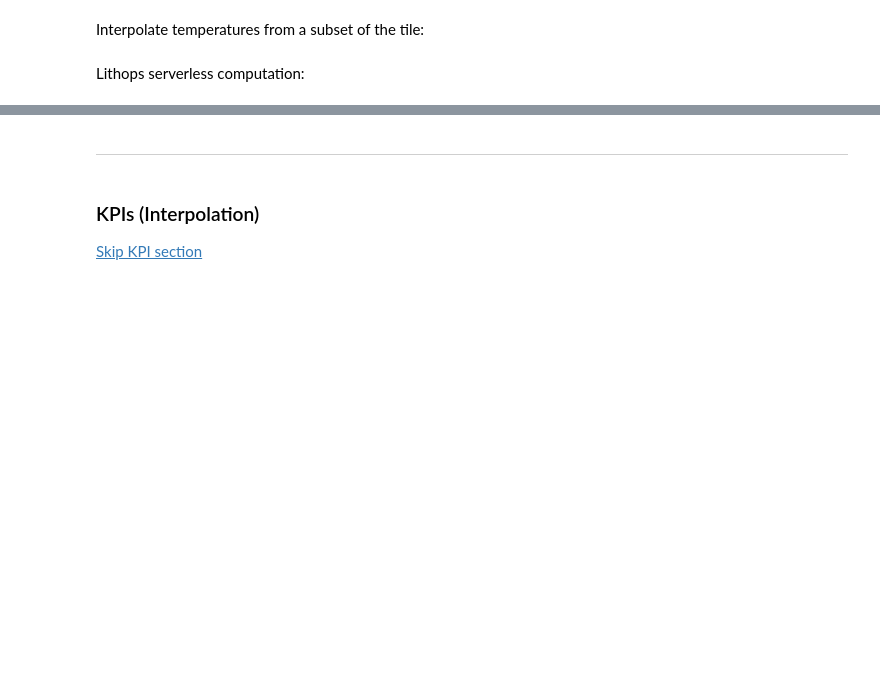
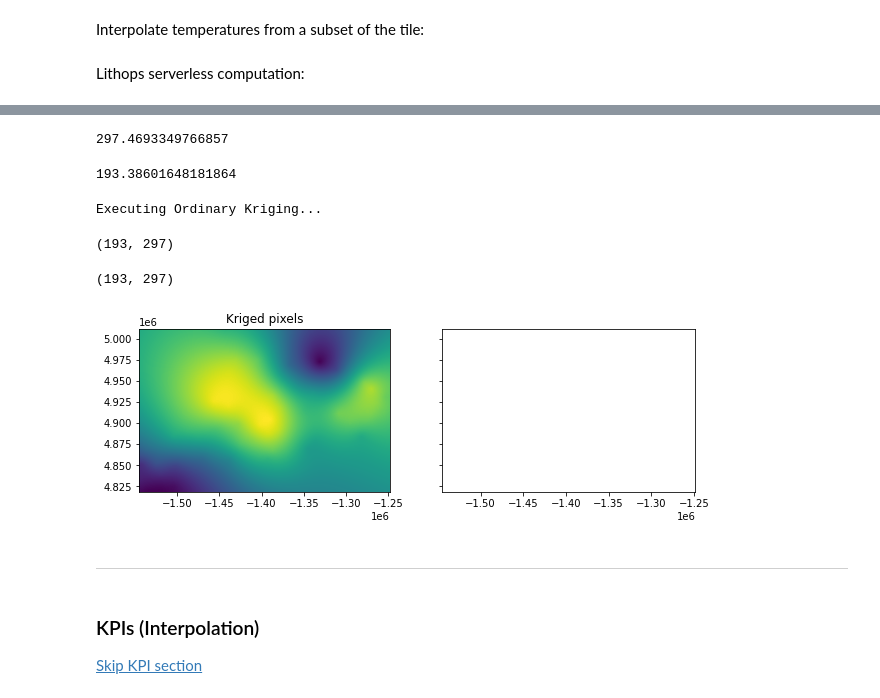
Before and after one commit to cloudbutton/geospatial-usecase, a Jupyter notebook: water-consumption/WaterConsumption.ipynb, the cells around one changed output, grey strips where cells are left out. Saved outputs shown, nothing was run; the diff lists cells and outputs as text; code cells hidden in the pictures; blank space fills up the shorter version.

```diff
--- a/water-consumption/WaterConsumption.ipynb
+++ b/water-consumption/WaterConsumption.ipynb
@@ -439,3 +625,47 @@ res1 = fexec.get_result(fs=fs1)
+# %%
+all_dist_m = geo_df_3301['x'].max() - geo_df_3301['x'].min()
+dist_km_x = all_dist_m / 1000
+display(dist_km_x)
+
+all_dist_m_y = geo_df_3301['y'].max() - geo_df_3301['y'].min()
+dist_km_y = all_dist_m_y / 1000
+display(dist_km_y)
+# %% [output]
+297.4693349766857
+193.38601648181864
+# %%
+nx=int(dist_km_x)
+ny=int(dist_km_y)
+# %%
+x_spacing = np.linspace(geo_df_3301['x'].min(), geo_df_3301['x'].max(), nx)
+y_spacing = np.linspace(geo_df_3301['y'].min(), geo_df_3301['y'].max(), ny)
+# %%
+z, ss = OK.execute('grid', x_spacing, y_spacing)
+# %% [output]
+Executing Ordinary Kriging...
+# %%
+display(z.shape)
+display(ss.shape)
+# %% [output]
+(193, 297)
+(193, 297)
+# %%
+x=geo_df_3301['x'].astype(float).values
+y=geo_df_3301['y'].astype(float).values
+# z=geo_df_3301['T'].values
+# %%
+fig, (ax1, ax2) = plt.subplots(1,2, sharex=True, sharey=True, figsize=(10,3))
+
+ax1.imshow(np.flipud(z), extent=(x.min(), x.max(), y.min(), y.max()))
+ax1.set_title('Kriged pixels')
+
+# ax2.contourf(np.linspace(x.min(), x.max(), nx), np.linspace(y.min(), y.max(), ny), z)
+# ax2.set_title('Kriged interpolation contours')
+
+
+plt.show()
+# %% [output]
+[figure, added]
 # %%
 res1
 # %%
```
Also changed, not shown: parts of 33 cells of this notebook, 3 other files.
